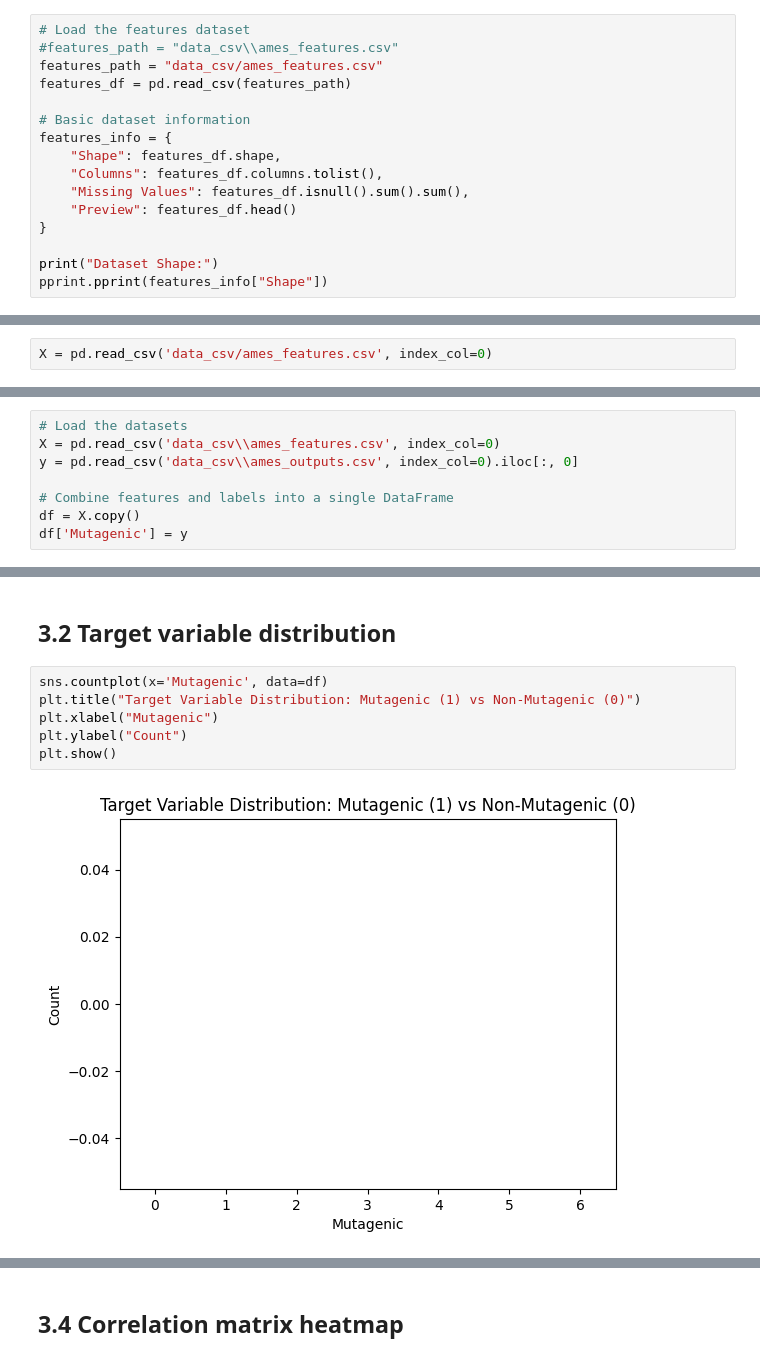
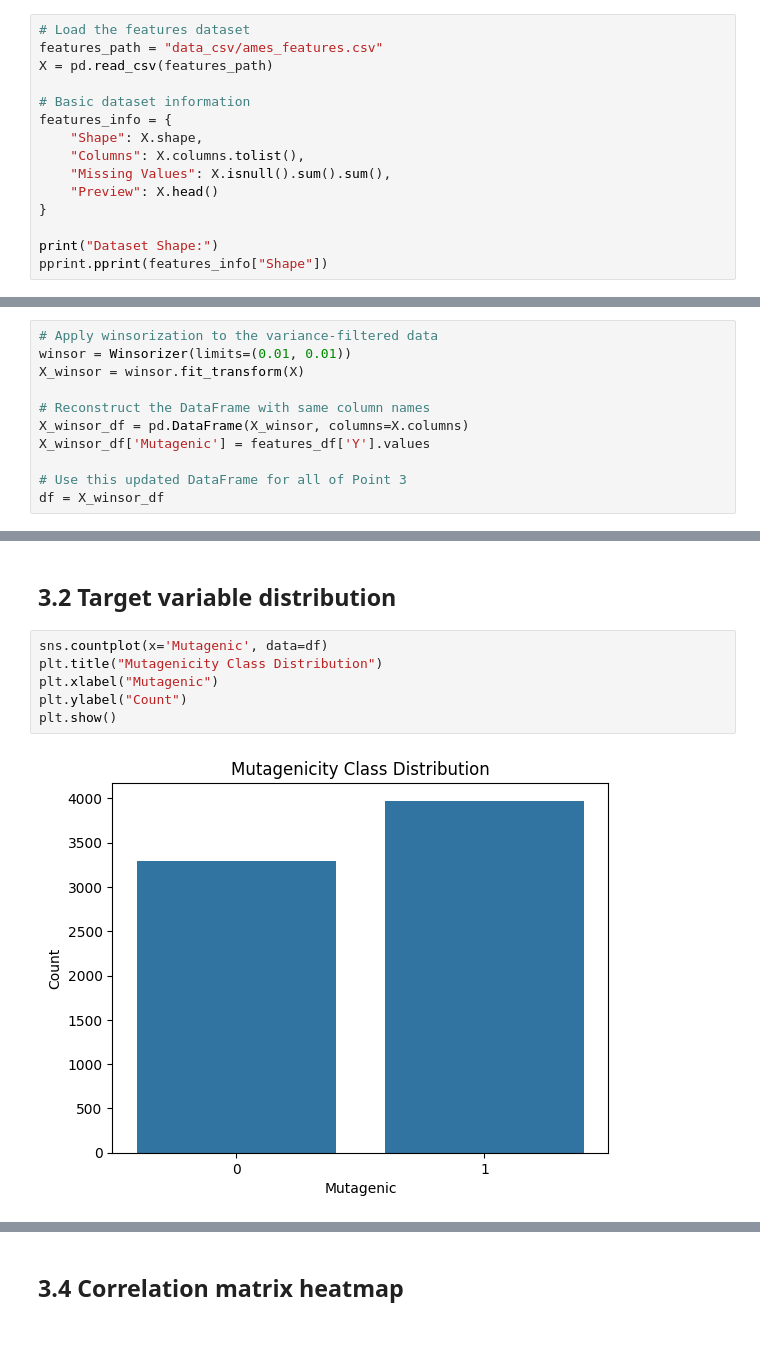
Before and after one commit to arog-bioinfo/ECDB_Project, a Jupyter notebook: trabalho_py/relatorio_grupo1_Artur.ipynb, the cells around one changed output, grey strips where cells are left out. Saved outputs shown, nothing was run; the diff lists cells and outputs as text.

```diff
--- a/trabalho_py/relatorio_grupo1_Artur.ipynb
+++ b/trabalho_py/relatorio_grupo1_Artur.ipynb
@@ -54,16 +59,15 @@ Binary classification. Given a drug SMILES string, predict whether it is mutagen
 ## 1.3 Data Exploration with Python
 # %%
 # Load the features dataset
-#features_path = "data_csv\\ames_features.csv"
 features_path = "data_csv/ames_features.csv"
-features_df = pd.read_csv(features_path)
+X = pd.read_csv(features_path)
 
 # Basic dataset information
 features_info = {
-    "Shape": features_df.shape,
-    "Columns": features_df.columns.tolist(),
-    "Missing Values": features_df.isnull().sum().sum(),
-    "Preview": features_df.head()
+    "Shape": X.shape,
+    "Columns": X.columns.tolist(),
+    "Missing Values": X.isnull().sum().sum(),
+    "Preview": X.head()
 }
 
 print("Dataset Shape:")
@@ -223,6 +226,4 @@ Reduce the influence of rare, extreme measurements.
 **2. Low-Variance Feature Filtering**
 
 Drop near-constant descriptors that carry little predictive information.
-# %%
-X = pd.read_csv('data_csv/ames_features.csv', index_col=0)
 # %% [markdown]
@@ -298,11 +302,14 @@ var_filt = VarianceThreshold(threshold=0.01)
 # %% [markdown]
 # 3. Data Summarization
 # %%
-# Load the datasets
-X = pd.read_csv('data_csv\\ames_features.csv', index_col=0)
-y = pd.read_csv('data_csv\\ames_outputs.csv', index_col=0).iloc[:, 0]
+# Apply winsorization to the variance-filtered data
+winsor = Winsorizer(limits=(0.01, 0.01))
+X_winsor = winsor.fit_transform(X)
 
-# Combine features and labels into a single DataFrame
-df = X.copy()
-df['Mutagenic'] = y
+# Reconstruct the DataFrame with same column names
+X_winsor_df = pd.DataFrame(X_winsor, columns=X.columns)
+X_winsor_df['Mutagenic'] = features_df['Y'].values
+
+# Use this updated DataFrame for all of Point 3
+df = X_winsor_df
 # %% [markdown]
@@ -356,9 +335,9 @@ Series([], Name: count, dtype: int64)
 ## 3.2 Target variable distribution
 # %%
 sns.countplot(x='Mutagenic', data=df)
-plt.title("Target Variable Distribution: Mutagenic (1) vs Non-Mutagenic (0)")
+plt.title("Mutagenicity Class Distribution")
 plt.xlabel("Mutagenic")
 plt.ylabel("Count")
 plt.show()
 # %% [output]
-[figure, old version]
+[figure, new version]
```
Also changed, not shown: parts of 33 cells of this notebook.
